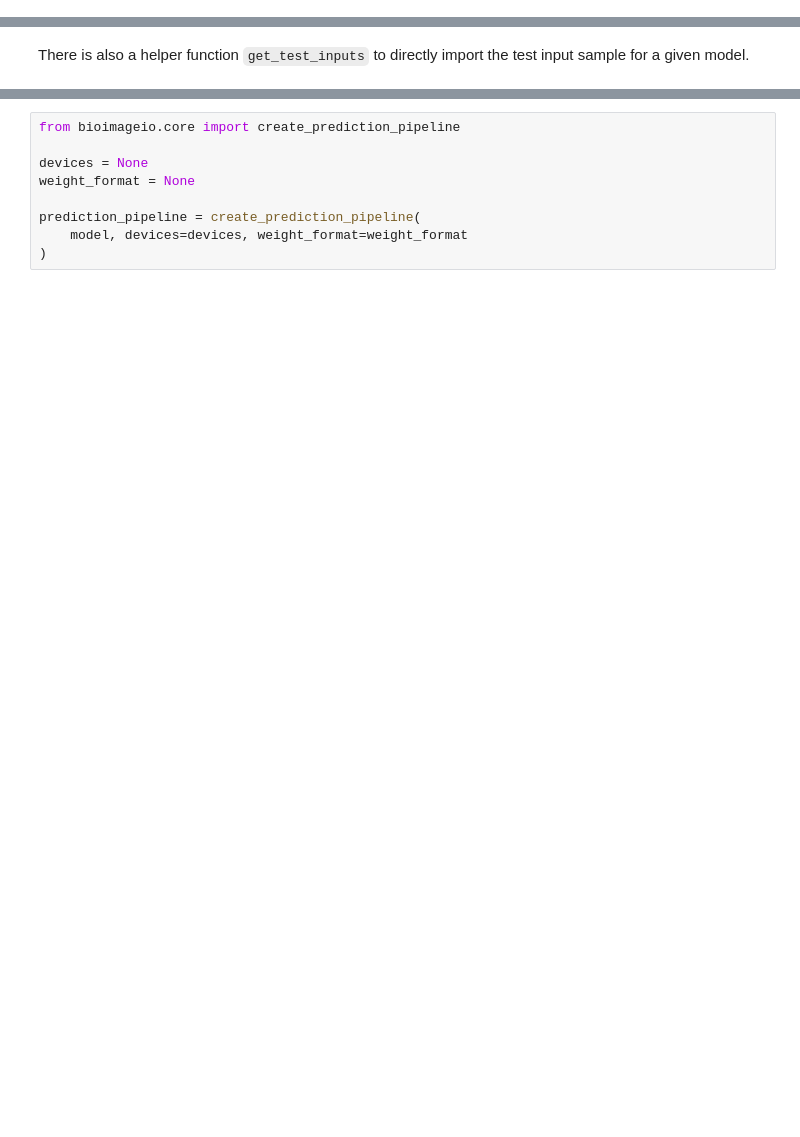
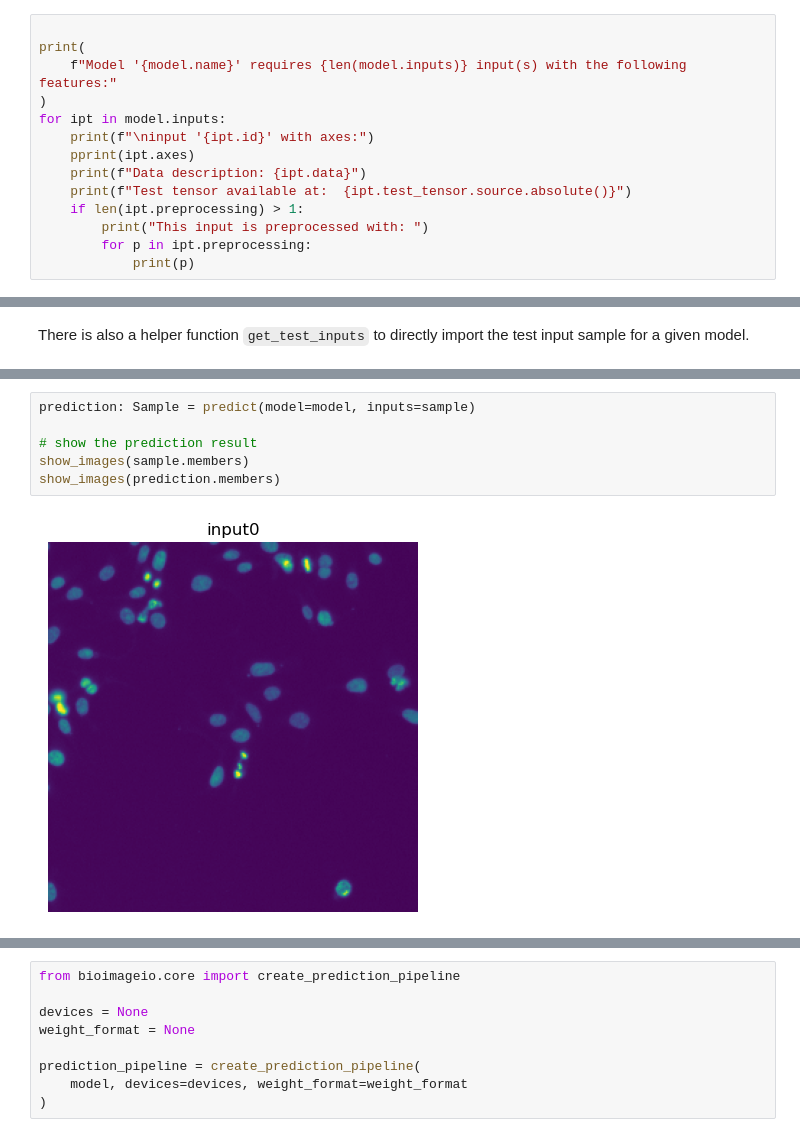
Before and after one commit to bioimage-io/core-bioimage-io-python, a Jupyter notebook: example/model_usage.ipynb, the cells around one changed output, grey strips where cells are left out. Saved outputs shown, nothing was run; the diff lists cells and outputs as text; blank space fills up the shorter version.

```diff
--- a/example/model_usage.ipynb
+++ b/example/model_usage.ipynb
@@ -151,0 +152,14 @@ The axes are used to validate that the axes of the input image match the axes ex
+# %%
+
+print(
+    f"Model '{model.name}' requires {len(model.inputs)} input(s) with the following features:"
+)
+for ipt in model.inputs:
+    print(f"\ninput '{ipt.id}' with axes:")
+    pprint(ipt.axes)
+    print(f"Data description: {ipt.data}")
+    print(f"Test tensor available at:  {ipt.test_tensor.source.absolute()}")
+    if len(ipt.preprocessing) > 1:
+        print("This input is preprocessed with: ")
+        for p in ipt.preprocessing:
+            print(p)
@@ -191,0 +241,8 @@ test_sample
+# %%
+prediction: Sample = predict(model=model, inputs=sample)
+
+# show the prediction result
+show_images(sample.members)
+show_images(prediction.members)
+# %% [output]
+[figure, added]
```
Also changed, not shown: parts of 31 cells of this notebook.
